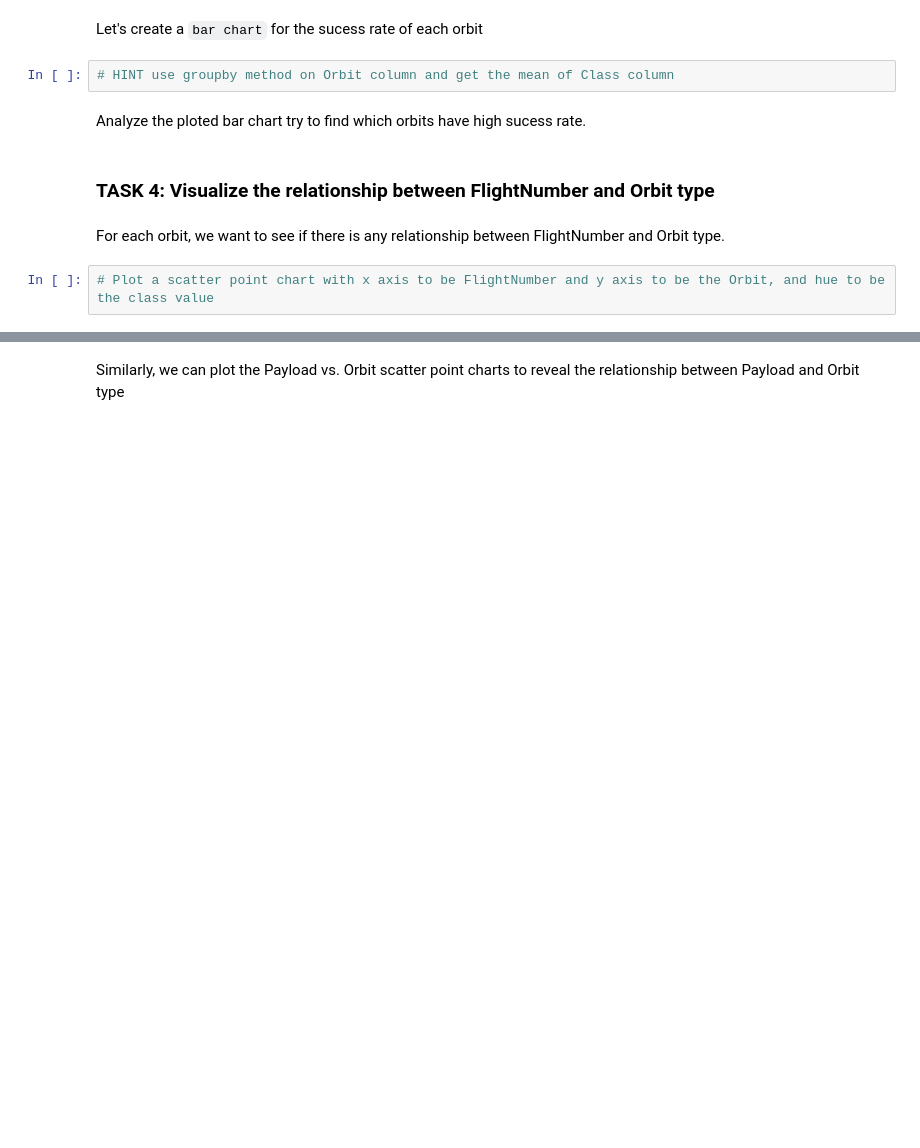
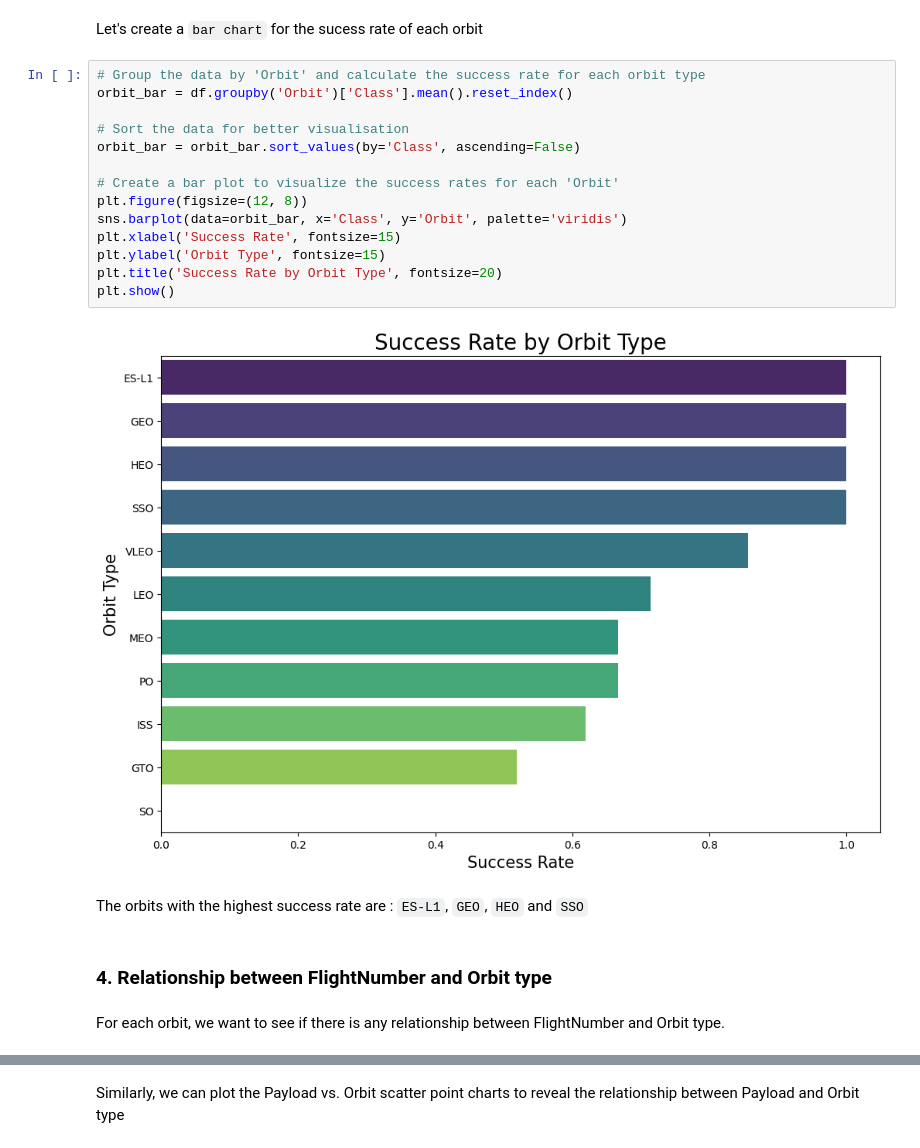
Before and after one commit to Mas73rs/IBM_capstone_project, a Jupyter notebook: notebooks/03b_eda_dataviz.ipynb, the cells around one changed output, grey strips where cells are left out. Drawn from its saved outputs; the diff is of its cells as text; blank space fills up the shorter version.

```diff
--- a/notebooks/03b_eda_dataviz.ipynb
+++ b/notebooks/03b_eda_dataviz.ipynb
@@ -88,13 +106,25 @@ Now if you observe Payload Vs. Launch Site scatter point chart you will find for
 Next, we want to visually check if there are any relationship between success rate and orbit type.
 # %% [markdown]
 Let's create a `bar chart` for the sucess rate of each orbit
-# %%
-# HINT use groupby method on Orbit column and get the mean of Class column
-# %% [markdown]
-Analyze the ploted bar chart try to find which orbits have high sucess rate.
+# %%
+# Group the data by 'Orbit' and calculate the success rate for each orbit type
+orbit_bar = df.groupby('Orbit')['Class'].mean().reset_index()
+
+# Sort the data for better visualisation
+orbit_bar = orbit_bar.sort_values(by='Class', ascending=False)
+
+# Create a bar plot to visualize the success rates for each 'Orbit'
+plt.figure(figsize=(12, 8))
+sns.barplot(data=orbit_bar, x='Class', y='Orbit', palette='viridis')
+plt.xlabel('Success Rate', fontsize=15)
+plt.ylabel('Orbit Type', fontsize=15)
+plt.title('Success Rate by Orbit Type', fontsize=20)
+plt.show()
+# %% [output]
+[figure, added]
+# %% [markdown]
+The orbits with the highest success rate are : `ES-L1`, `GEO`, `HEO` and `SSO`
 # %% [markdown]
-### TASK  4: Visualize the relationship between FlightNumber and Orbit type
+### 4. Relationship between FlightNumber and Orbit type
 # %% [markdown]
 For each orbit, we want to see if there is any relationship between FlightNumber and Orbit type.
-# %%
-# Plot a scatter point chart with x axis to be FlightNumber and y axis to be the Orbit, and hue to be the class value
```
Also changed, not shown: parts of 43 cells of this notebook, 8 other files.
